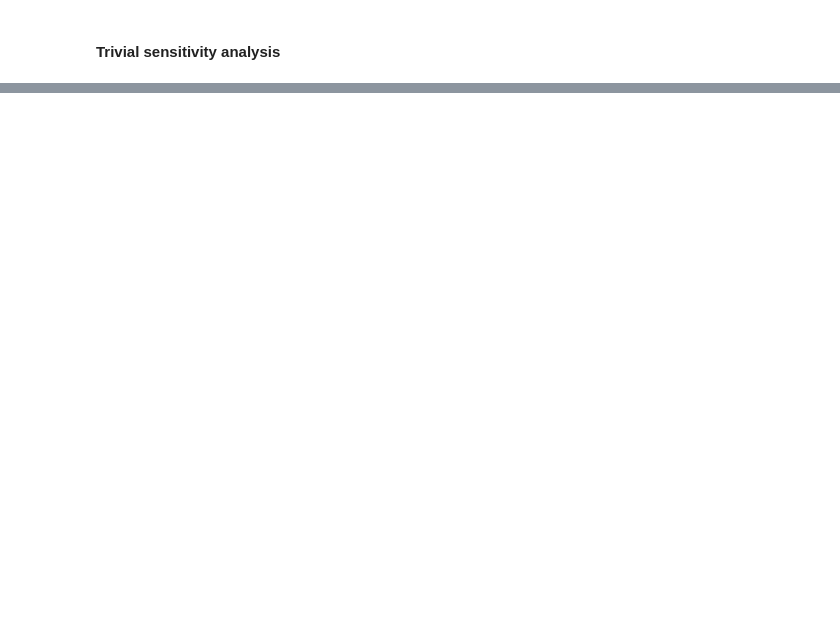
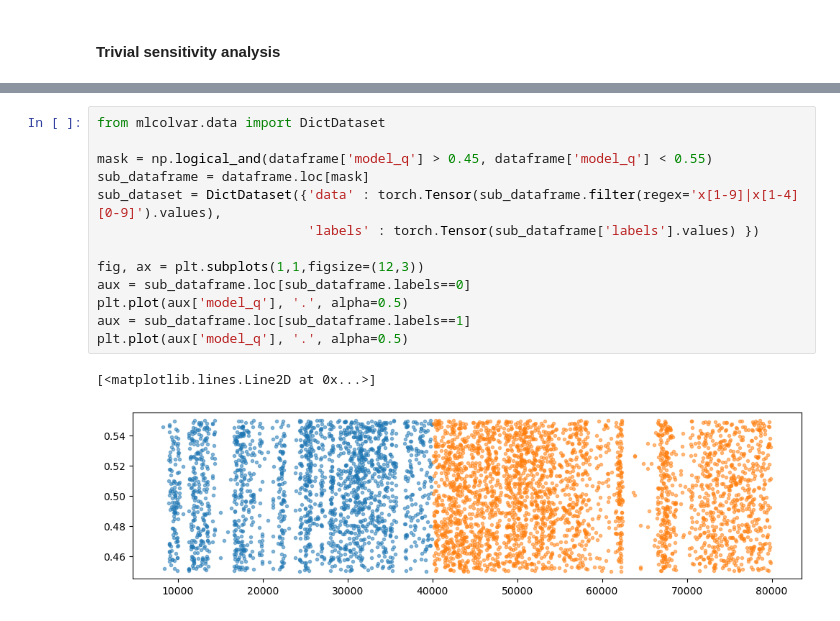
Before and after one commit to CSIprinceton/workshop-june-2024, a Jupyter notebook: hands-on-sessions/day-3-COMMITTOR/4_analysis/analysis.ipynb, the cells around one changed output, grey strips where cells are left out. Cells and saved outputs as stored; diff of their text form; blank space fills up the shorter version.

```diff
--- a/hands-on-sessions/day-3-COMMITTOR/4_analysis/analysis.ipynb
+++ b/hands-on-sessions/day-3-COMMITTOR/4_analysis/analysis.ipynb
@@ -51,0 +75,16 @@ Class 1 dataframe shape:  (8000, 17)
+# %%
+from mlcolvar.data import DictDataset
+
+mask = np.logical_and(dataframe['model_q'] > 0.45, dataframe['model_q'] < 0.55)
+sub_dataframe = dataframe.loc[mask]
+sub_dataset = DictDataset({'data' : torch.Tensor(sub_dataframe.filter(regex='x[1-9]|x[1-4][0-9]').values),
+                           'labels' : torch.Tensor(sub_dataframe['labels'].values) })
+
+fig, ax = plt.subplots(1,1,figsize=(12,3))
+aux = sub_dataframe.loc[sub_dataframe.labels==0]
+plt.plot(aux['model_q'], '.', alpha=0.5)
+aux = sub_dataframe.loc[sub_dataframe.labels==1]
+plt.plot(aux['model_q'], '.', alpha=0.5)
+# %% [output]
+[<matplotlib.lines.Line2D at 0x...>]
+[figure, added]
```
Also changed, not shown: parts of 7 cells of this notebook, 2 other files.
